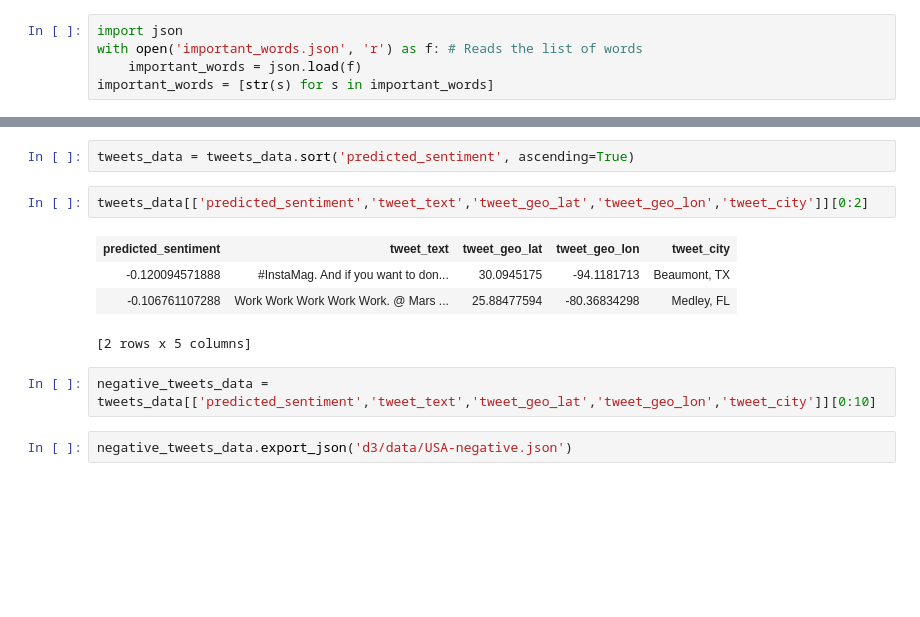
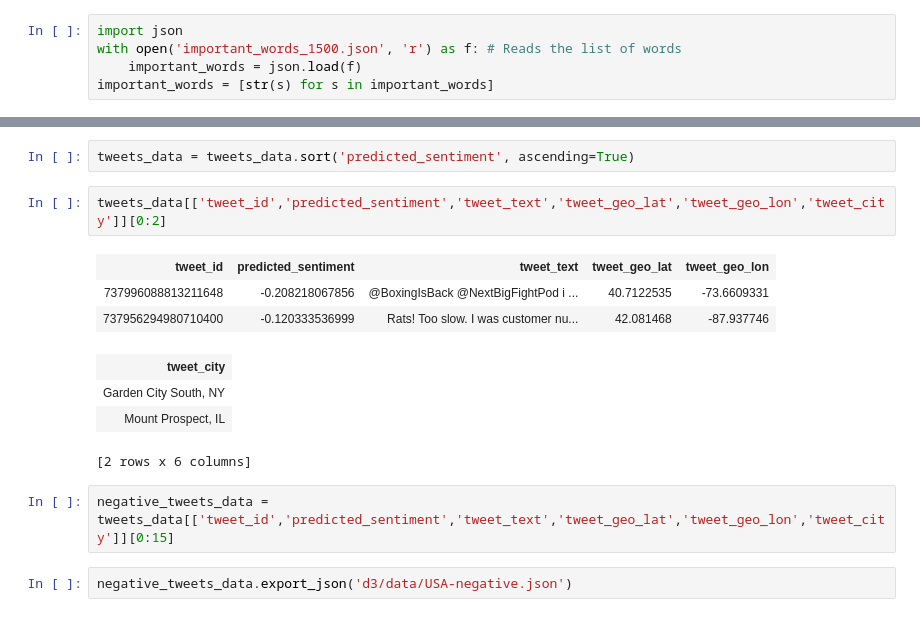
Before and after one commit to digeno/ProyectoFinMasterDataScience, a Jupyter notebook: Logistic Regression Model.ipynb, the cells around one changed output, grey strips where cells are left out. Saved outputs shown, nothing was run; the diff lists cells and outputs as text; blank space fills up the shorter version.

```diff
--- a/Logistic Regression Model.ipynb
+++ b/Logistic Regression Model.ipynb
@@ -153,7 +154,7 @@ print '# of negative balanced reviews =', len(products[products['review_sentimen
 Now, we will load these words from this JSON file:
 # %%
 import json
-with open('important_words.json', 'r') as f: # Reads the list of words
+with open('important_words_1500.json', 'r') as f: # Reads the list of words
     important_words = json.load(f)
 important_words = [str(s) for s in important_words]
 # %%
@@ -699,14 +703,17 @@ positive_tweets_data.export_json('d3/data/USA-positive.json')
 # %%
 tweets_data = tweets_data.sort('predicted_sentiment', ascending=True)
 # %%
-tweets_data[['predicted_sentiment','tweet_text','tweet_geo_lat','tweet_geo_lon','tweet_city']][0:2]
+tweets_data[['tweet_id','predicted_sentiment','tweet_text','tweet_geo_lat','tweet_geo_lon','tweet_city']][0:2]
 # %% [output]
-| predicted_sentiment | tweet_text | tweet_geo_lat | tweet_geo_lon | tweet_city |
-| -0.120094571888 | #InstaMag. And if you want to don... | 30.0945175 | -94.1181713 | Beaumont, TX |
-| -0.106761107288 | Work Work Work Work Work. @ Mars ... | 25.88477594 | -80.36834298 | Medley, FL |
+| tweet_id | predicted_sentiment | tweet_text | tweet_geo_lat | tweet_geo_lon |
+| 737996088813211648 | -0.208218067856 | @BoxingIsBack @NextBigFightPod i ... | 40.7122535 | -73.6609331 |
+| 737956294980710400 | -0.120333536999 | Rats! Too slow. I was customer nu... | 42.081468 | -87.937746 |
+| tweet_city |
+| Garden City South, NY |
+| Mount Prospect, IL |
-[2 rows x 5 columns]
+[2 rows x 6 columns]
 # %%
-negative_tweets_data = tweets_data[['predicted_sentiment','tweet_text','tweet_geo_lat','tweet_geo_lon','tweet_city']][0:10]
+negative_tweets_data = tweets_data[['tweet_id','predicted_sentiment','tweet_text','tweet_geo_lat','tweet_geo_lon','tweet_city']][0:15]
 # %%
 negative_tweets_data.export_json('d3/data/USA-negative.json')
 # %% [markdown]
```
Also changed, not shown: parts of 16 cells of this notebook.
